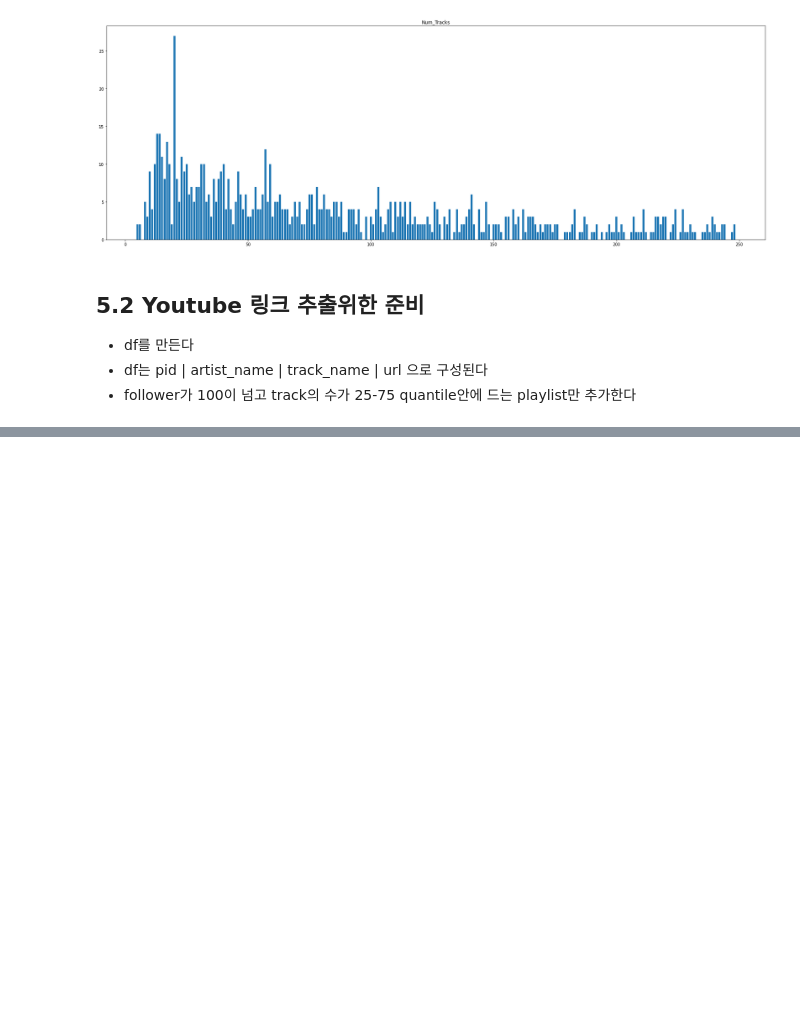
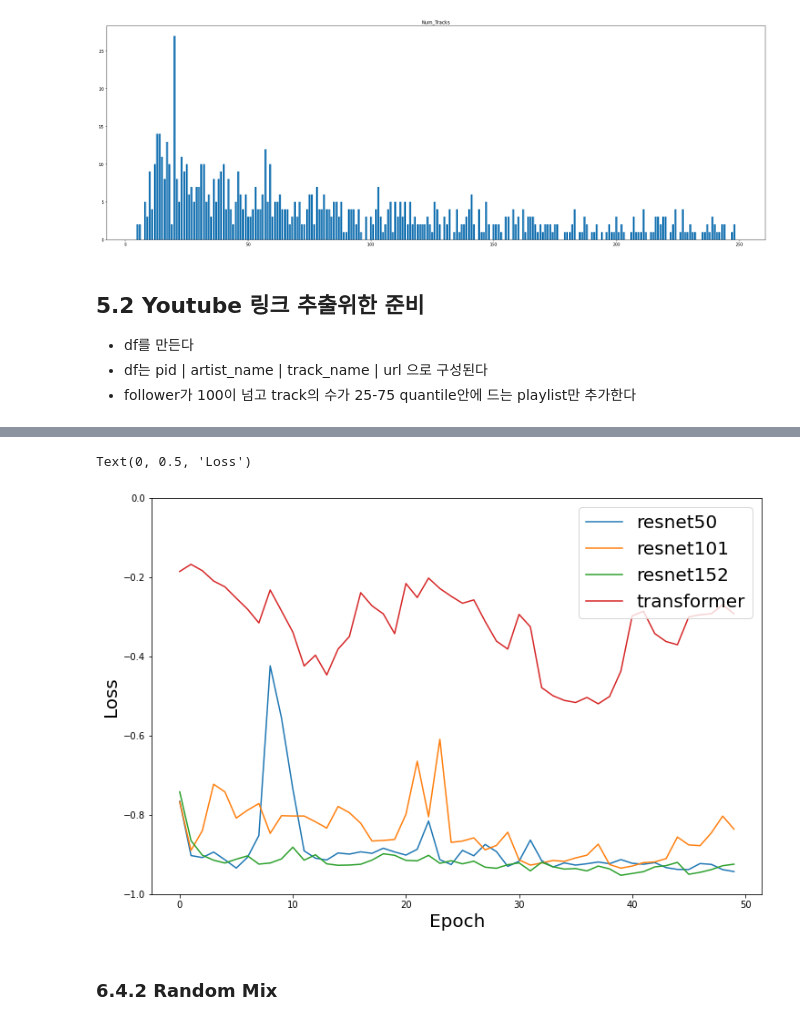
Before and after one commit to HongSungRae/SiamRec, a Jupyter notebook: statistics.ipynb, the cells around one changed output, grey strips where cells are left out. Drawn from its saved outputs; the diff is of its cells as text; code cells hidden in the pictures; blank space fills up the shorter version.

```diff
--- a/statistics.ipynb
+++ b/statistics.ipynb
@@ -255,0 +355,36 @@ StopIteration:
+# %%
+path = 'D:/Siamusic/exp_MTA_MTA/MTA_'
+resnet50 = open(path+'resnet50_pedalboard.log')
+resnet101 = open(path+'resnet101_pedalboard.log')
+resnet152 = open(path+'resnet152_pedalboard.log')
+transformer = open(path+'transformer_pedalboard.log')
+lines_resnet50 = resnet50.readlines()
+lines_resnet101 = resnet101.readlines()
+lines_resnet152 = resnet152.readlines()
+lines_transformer = transformer.readlines()
+
+l1,l2,l3,l4 = [],[],[],[]
+for line in lines_resnet50:
+    l1.append(float(line.split(' ')[1]))
+for line in lines_resnet101:
+    l2.append(float(line.split(' ')[1]))
+for line in lines_resnet152:
+    l3.append(float(line.split(' ')[1]))
+for line in lines_transformer:
+    l4.append(float(line.split(' ')[1]))
+# %%
+plt.figure(figsize=(12,8))
+plt.plot(l1[0:50],label='resnet50')
+plt.plot(l2[:50],label='resnet101')
+plt.plot(l3[:50],label='resnet152')
+plt.plot(l4[:50],label='transformer')
+plt.legend(fontsize=20,loc=1)
+# plt.title('Loss Curve',fontsize=20)
+plt.ylim((-1,0))
+plt.xlabel('Epoch',fontsize=20)
+plt.ylabel('Loss',fontsize=20)
+# %% [output]
+Text(0, 0.5, 'Loss')
+[figure, added]
+# %% [markdown]
+### 6.4.2 Random Mix
```
Also changed, not shown: parts of 14 cells of this notebook, 7 other files.
